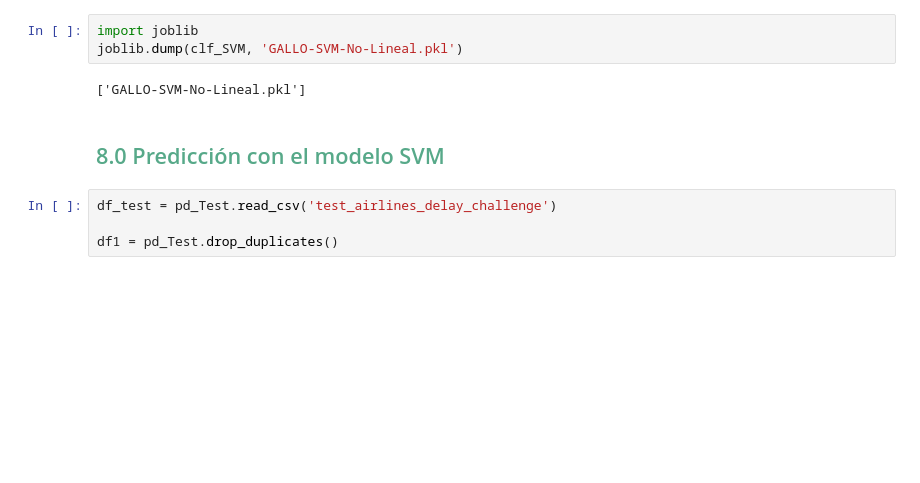
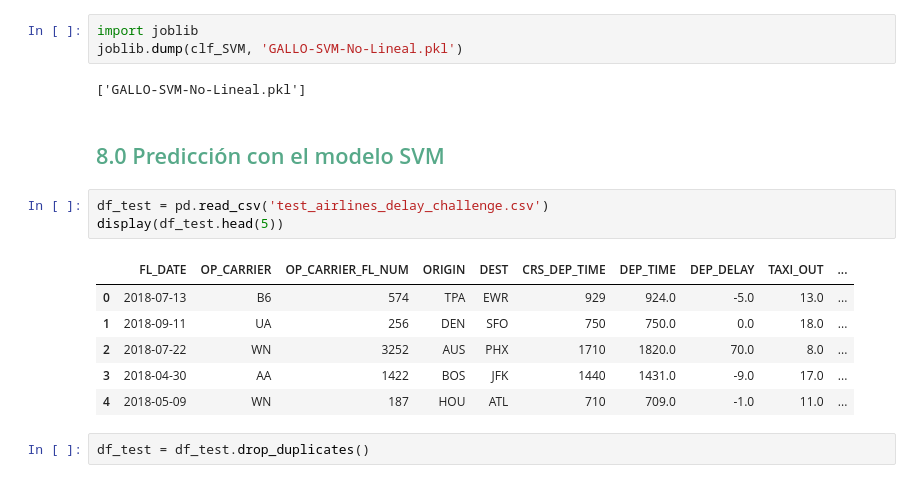
Before and after one commit to DavidGaeta/icd2024, a Jupyter notebook: Practices/Practica-4/Practica-4.ipynb, the cells around one changed output. Saved outputs shown, nothing was run; the diff lists cells and outputs as text; blank space fills up the shorter version.

```diff
--- a/Practices/Practica-4/Practica-4.ipynb
+++ b/Practices/Practica-4/Practica-4.ipynb
@@ -981,7 +998,15 @@ joblib.dump(clf_SVM, 'GALLO-SVM-No-Lineal.pkl')
 ['GALLO-SVM-No-Lineal.pkl']
 # %% [markdown]
 ## <span style="color:#57a989">8.0 Predicción con el modelo SVM</span>
-# %%
-df_test = pd_Test.read_csv('test_airlines_delay_challenge')
-
-df1 = pd_Test.drop_duplicates()
+# %%
+df_test = pd.read_csv('test_airlines_delay_challenge.csv')
+display(df_test.head(5))
+# %% [output]
+|  | FL_DATE | OP_CARRIER | OP_CARRIER_FL_NUM | ORIGIN | DEST | CRS_DEP_TIME | DEP_TIME | DEP_DELAY | TAXI_OUT | ... |
+| 0 | 2018-07-13 | B6 | 574 | TPA | EWR | 929 | 924.0 | -5.0 | 13.0 | ... |
+| 1 | 2018-09-11 | UA | 256 | DEN | SFO | 750 | 750.0 | 0.0 | 18.0 | ... |
+| 2 | 2018-07-22 | WN | 3252 | AUS | PHX | 1710 | 1820.0 | 70.0 | 8.0 | ... |
+| 3 | 2018-04-30 | AA | 1422 | BOS | JFK | 1440 | 1431.0 | -9.0 | 17.0 | ... |
+| 4 | 2018-05-09 | WN | 187 | HOU | ATL | 710 | 709.0 | -1.0 | 11.0 | ... |
+# %%
+df_test = df_test.drop_duplicates()
```
Also changed, not shown: parts of 11 cells of this notebook.
